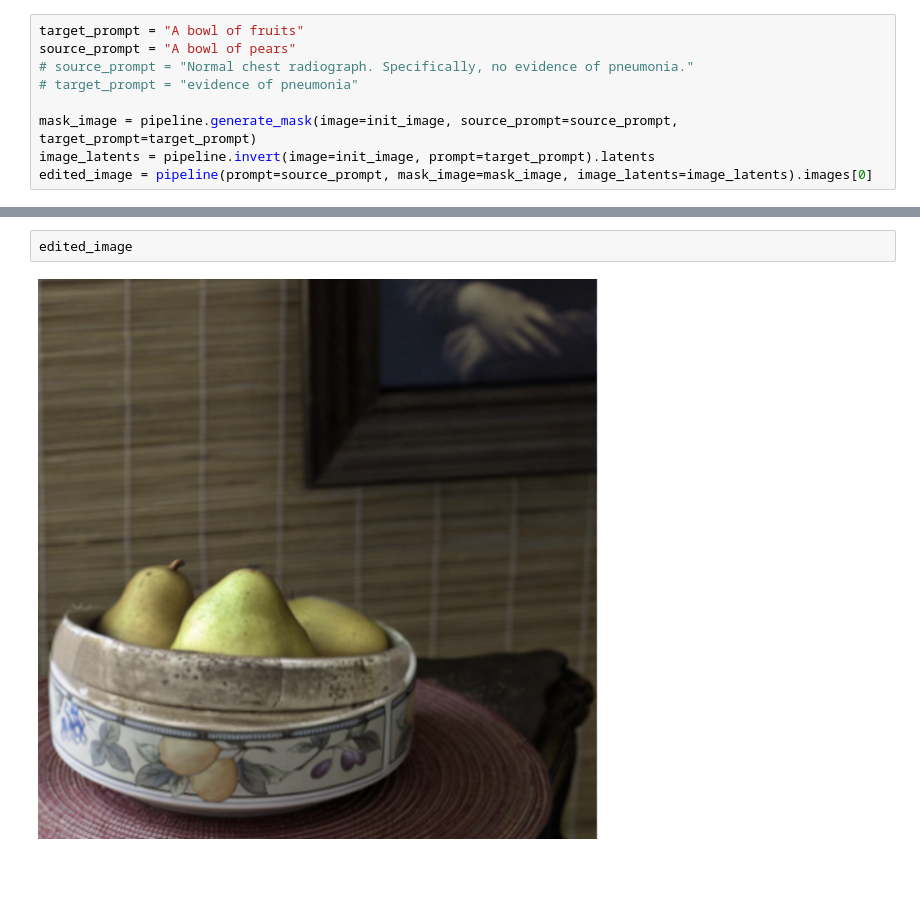
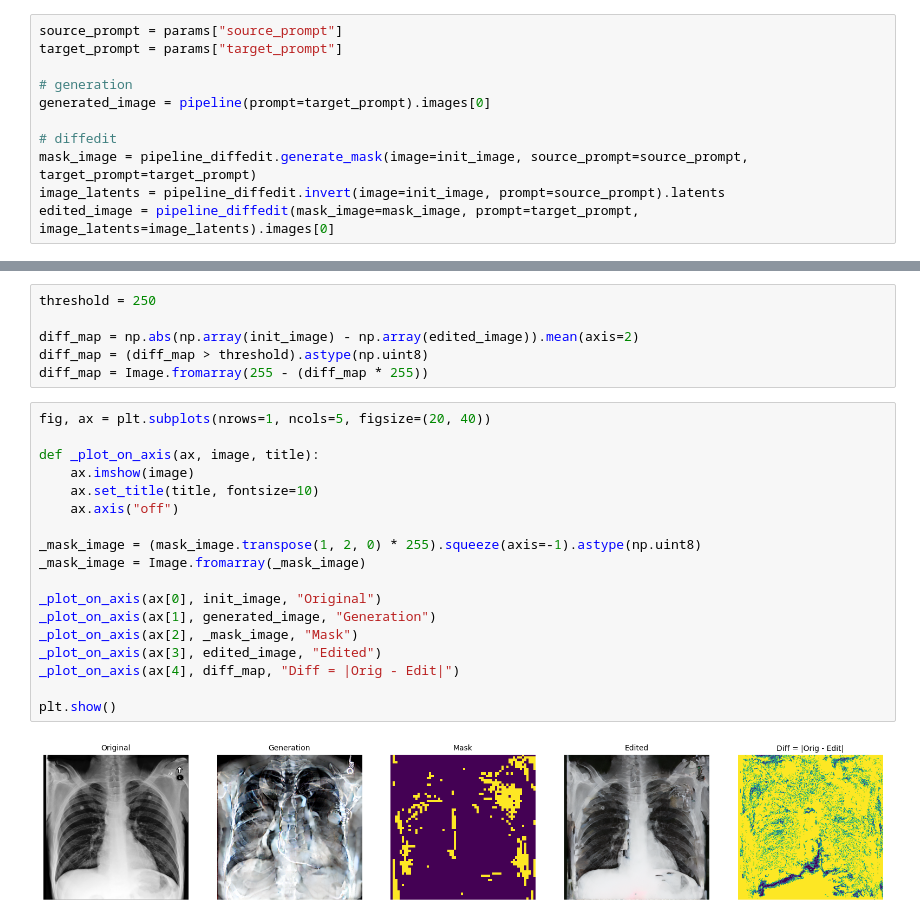
Before and after one commit to RajatRasal/cxr-generation, a Jupyter notebook: notebooks/diffedit_diffusers.ipynb, the cells around one changed output, grey strips where cells are left out. Saved outputs shown, nothing was run; the diff lists cells and outputs as text; blank space fills up the shorter version.

```diff
--- a/notebooks/diffedit_diffusers.ipynb
+++ b/notebooks/diffedit_diffusers.ipynb
@@ -33,9 +56,11 @@ The config attributes {'skip_prk_steps': True} were passed to DDIMInverseSchedul
 # %%
-target_prompt = "A bowl of fruits"
-source_prompt = "A bowl of pears"
-# source_prompt = "Normal chest radiograph. Specifically, no evidence of pneumonia."
-# target_prompt = "evidence of pneumonia"
+source_prompt = params["source_prompt"]
+target_prompt = params["target_prompt"]
 
-mask_image = pipeline.generate_mask(image=init_image, source_prompt=source_prompt, target_prompt=target_prompt)
-image_latents = pipeline.invert(image=init_image, prompt=target_prompt).latents
-edited_image = pipeline(prompt=source_prompt, mask_image=mask_image, image_latents=image_latents).images[0]
+# generation
+generated_image = pipeline(prompt=target_prompt).images[0]
+
+# diffedit
+mask_image = pipeline_diffedit.generate_mask(image=init_image, source_prompt=source_prompt, target_prompt=target_prompt)
+image_latents = pipeline_diffedit.invert(image=init_image, prompt=source_prompt).latents
+edited_image = pipeline_diffedit(mask_image=mask_image, prompt=target_prompt, image_latents=image_latents).images[0]
@@ -46,4 +67,26 @@ init_image
-# %%
-edited_image
-# %% [output]
-[figure, removed]
+# %%
+threshold = 250
+
+diff_map = np.abs(np.array(init_image) - np.array(edited_image)).mean(axis=2)
+diff_map = (diff_map > threshold).astype(np.uint8)
+diff_map = Image.fromarray(255 - (diff_map * 255))
+# %%
+fig, ax = plt.subplots(nrows=1, ncols=5, figsize=(20, 40))
+
+def _plot_on_axis(ax, image, title):
+    ax.imshow(image)
+    ax.set_title(title, fontsize=10)
+    ax.axis("off")
+
+_mask_image = (mask_image.transpose(1, 2, 0) * 255).squeeze(axis=-1).astype(np.uint8)
+_mask_image = Image.fromarray(_mask_image)
+
+_plot_on_axis(ax[0], init_image, "Original")
+_plot_on_axis(ax[1], generated_image, "Generation")
+_plot_on_axis(ax[2], _mask_image, "Mask")
+_plot_on_axis(ax[3], edited_image, "Edited")
+_plot_on_axis(ax[4], diff_map, "Diff = |Orig - Edit|")
+
+plt.show()
+# %% [output]
+[figure, added]
```
Also changed, not shown: parts of 6 cells of this notebook.
